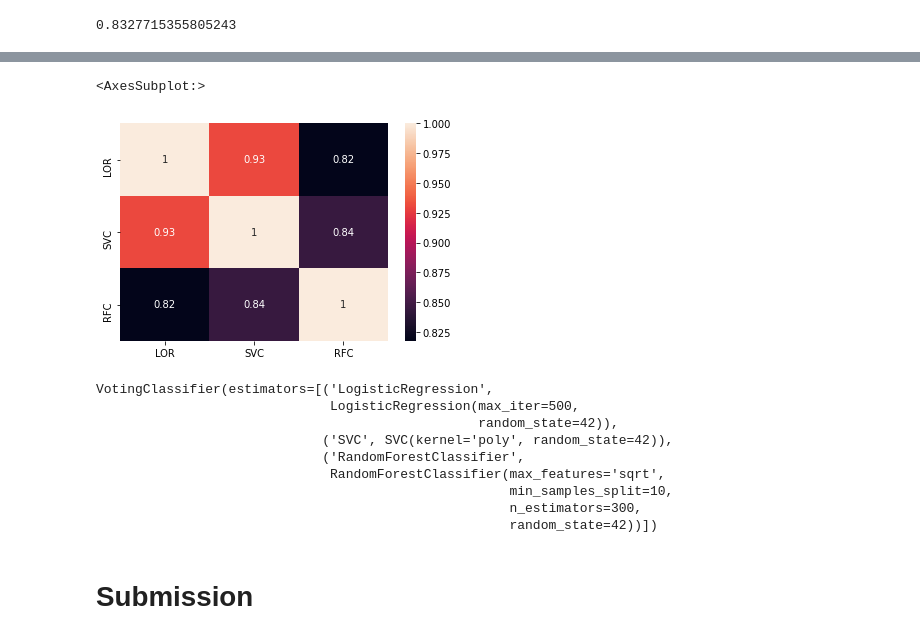
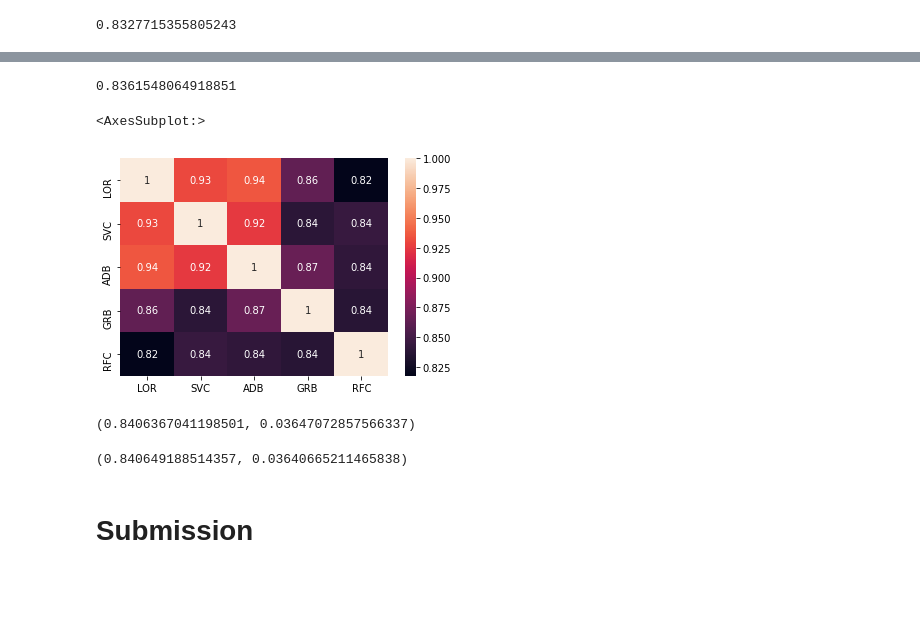
Before and after one commit to ayoubhammal/kaggle_notebooks, a Jupyter notebook: notebooks/titanic.ipynb, the cells around one changed output, grey strips where cells are left out. Saved outputs shown, nothing was run; the diff lists cells and outputs as text; code cells hidden in the pictures; blank space fills up the shorter version.

Commit message:
Trying stacking classifier

```diff
--- a/notebooks/titanic.ipynb
+++ b/notebooks/titanic.ipynb
@@ -467,0 +496,11 @@ forest_cls_grid_search.best_score_
+# %%
+grb_cls = GradientBoostingClassifier(random_state = random_state)
+grb_cls_param_grid = {
+    'learning_rate': [10.0, 1.0, 0.1, 0.01],
+    'n_estimators': [50, 100, 200],
+    'min_samples_split': [2, 5]
+}
+
+grb_cls_grid_search = GridSearchCV(grb_cls, param_grid = grb_cls_param_grid, cv = 10, scoring = 'accuracy', verbose = 1)
+
+grb_cls_grid_search.fit(df_prepared_train, df_labels)
@@ -467,0 +520,13 @@ forest_cls_grid_search.best_score_
+# %%
+forest_cls = RandomForestClassifier(random_state = random_state, n_jobs = 4)
+forest_cls_param_grid = {
+    'n_estimators': [300,  100],
+    'max_features': ['sqrt', 'log2', 10],
+    'bootstrap': [False, True],
+    "min_samples_split": [2, 10],
+    "min_samples_leaf": [1, 10]
+}
+
+forest_cls_grid_search = GridSearchCV(forest_cls, param_grid = forest_cls_param_grid, cv = 10, scoring = 'accuracy', verbose = 1)
+
+forest_cls_grid_search.fit(df_prepared_train, df_labels)
@@ -468,29 +542,38 @@ forest_cls_grid_search.best_score_
+# %%
+forest_cls_grid_search.best_score_
+# %% [output]
+0.8361548064918851
 # %%
 best_classifiers = [('LogisticRegression', log_reg_grid_search.best_estimator_),
                     ('SVC', svc_cls_grid_search.best_estimator_),
-                    ('RandomForestClassifier', forest_cls_grid_search.best_estimator_)
+                    ('AdaBoostClassifier', adb_cls_grid_search.best_estimator_),
+                    ('GradientBoostingClassifier', grb_cls_grid_search.best_estimator_),
+                    ('RandomForstClassifier', forest_cls_grid_search.best_estimator_)
                    ]
 # %%
 test_prediction_log_reg = pd.Series(best_classifiers[0][1].predict(df_prepared_test), name = 'LOR')
 test_prediction_svc_cls = pd.Series(best_classifiers[1][1].predict(df_prepared_test), name = 'SVC')
-test_prediction_forest_cls = pd.Series(best_classifiers[2][1].predict(df_prepared_test), name = 'RFC')
+test_prediction_adb_cls = pd.Series(best_classifiers[2][1].predict(df_prepared_test), name = 'ADB')
+test_prediction_grb_cls = pd.Series(best_classifiers[3][1].predict(df_prepared_test), name = 'GRB')
+test_prediction_forest_cls = pd.Series(best_classifiers[4][1].predict(df_prepared_test), name = 'RFC')
 
-ensemble_results = pd.concat([test_prediction_log_reg, test_prediction_svc_cls, test_prediction_forest_cls],axis=1)
+ensemble_results = pd.concat([test_prediction_log_reg, test_prediction_svc_cls,
+                              test_prediction_adb_cls, test_prediction_grb_cls,
+                              test_prediction_forest_cls], axis = 1)
 
-sns.heatmap(ensemble_results.corr(),annot=True)
+sns.heatmap(ensemble_results.corr(), annot = True)
 # %% [output]
 <AxesSubplot:>
-[figure, old version]
+[figure, new version]
 # %%
-vot_clf = VotingClassifier(estimators = best_classifiers)
-vot_clf.fit(df_prepared_train, df_labels)
+vot_cls = VotingClassifier(estimators = best_classifiers)
+vot_score = cross_val_score(vot_cls, df_prepared_train, df_labels, cv = 10, scoring = 'accuracy')
+vot_score.mean(), vot_score.std()
 # %% [output]
-VotingClassifier(estimators=[('LogisticRegression',
-                              LogisticRegression(max_iter=500,
-                                                 random_state=42)),
-                             ('SVC', SVC(kernel='poly', random_state=42)),
-                             ('RandomForestClassifier',
-                              RandomForestClassifier(max_features='sqrt',
-                                                     min_samples_split=10,
-                                                     n_estimators=300,
-                                                     random_state=42))])
+(0.8406367041198501, 0.03647072857566337)
+# %%
+stack_cls = StackingClassifier(estimators = best_classifiers, stack_method = 'predict', n_jobs = 4)
+stack_score = cross_val_score(stack_cls, df_prepared_train, df_labels, cv = 10, scoring = 'accuracy')
+stack_score.mean(), stack_score.std()
+# %% [output]
+(0.840649188514357, 0.03640665211465838)
```
Also changed, not shown: parts of 24 cells of this notebook, 1 other file.
